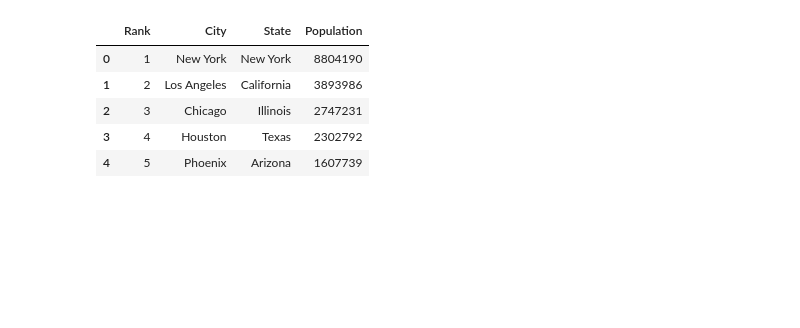
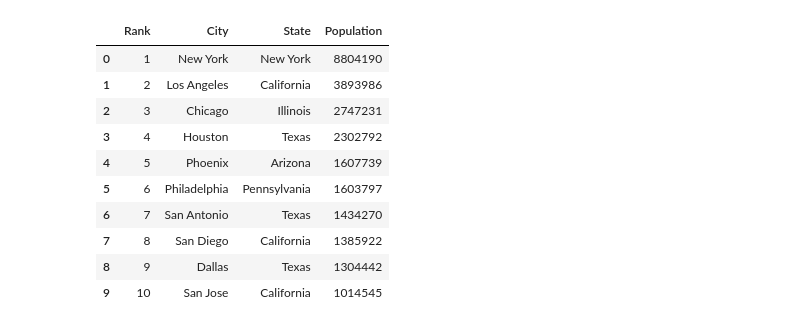
Before and after one commit to NoelleMtz/BirkCroc, a Jupyter notebook: brittany_analysis/Birk Data.ipynb, the cells around one changed output. Saved outputs shown, nothing was run; the diff lists cells and outputs as text; code cells hidden in the pictures; blank space fills up the shorter version.

```diff
--- a/brittany_analysis/Birk Data.ipynb
+++ b/brittany_analysis/Birk Data.ipynb
@@ -11,13 +10,22 @@ from config import google_api
 # %%
+#Get top 100 cities
 city_data=pd.read_csv("../data/Census_City100-Copy1.csv")
 city_data.head()
+#Get top 10 Cities
+subset_city=city_data.loc[city_data["Rank"]<=10]
+subset_city
 # %% [output]
 |  | Rank | City | State | Population |
 | 0 | 1 | New York | New York | 8804190 |
 | 1 | 2 | Los Angeles | California | 3893986 |
 | 2 | 3 | Chicago | Illinois | 2747231 |
 | 3 | 4 | Houston | Texas | 2302792 |
 | 4 | 5 | Phoenix | Arizona | 1607739 |
+| 5 | 6 | Philadelphia | Pennsylvania | 1603797 |
+| 6 | 7 | San Antonio | Texas | 1434270 |
+| 7 | 8 | San Diego | California | 1385922 |
+| 8 | 9 | Dallas | Texas | 1304442 |
+| 9 | 10 | San Jose | California | 1014545 |
 # %%
 #Shopping Birks
 base_url="https://serpapi.com/search"
```
Also changed, not shown: parts of 15 cells of this notebook, 1 other file.
